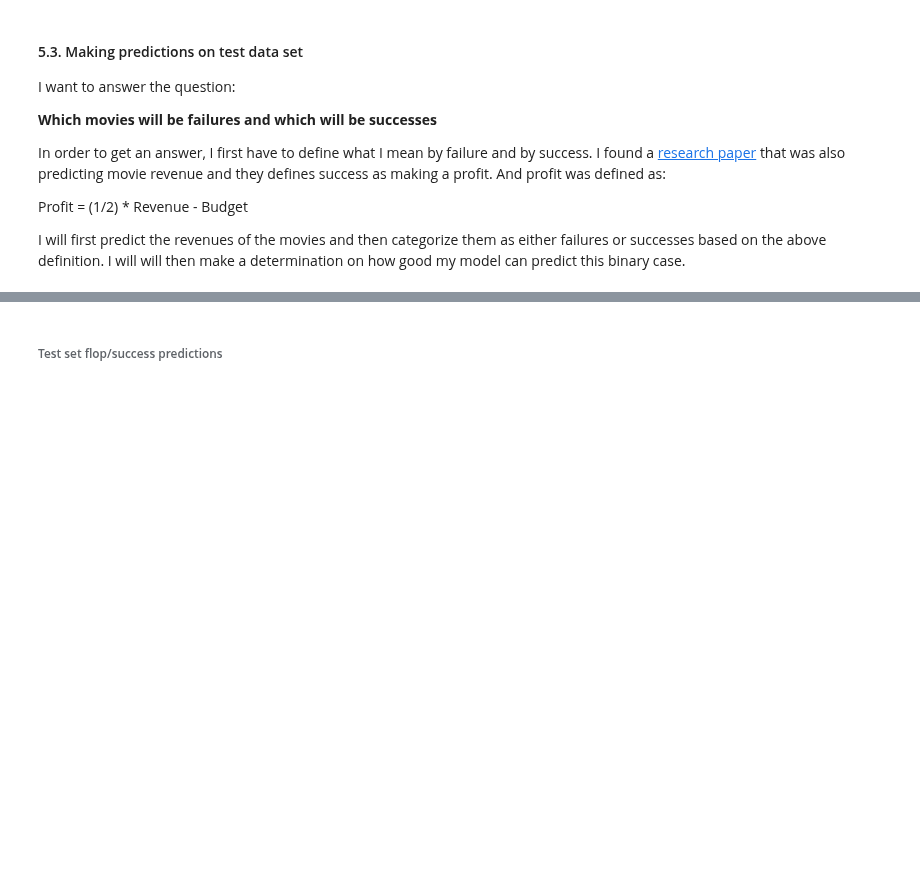
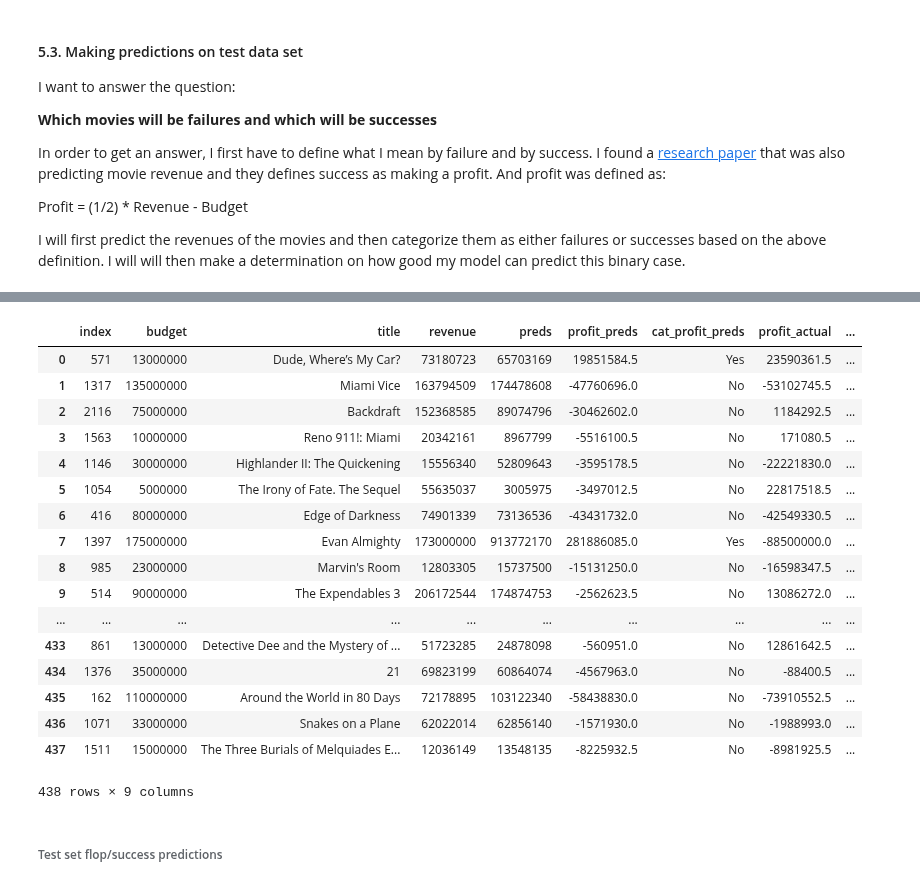
Before and after one commit to julianikulski/tmdb, a Jupyter notebook: tmdb.ipynb, the cells around one changed output, grey strips where cells are left out. Cells and saved outputs as stored; diff of their text form; code cells hidden in the pictures; blank space fills up the shorter version.

Commit message:
refactor: Function to create flop_success_df

```diff
--- a/tmdb.ipynb
+++ b/tmdb.ipynb
@@ -2197,12 +2195,2 @@ As a first step, I need to inverse transform the scaled training data and then a
 # %%
 pd.options.display.max_rows = 100
-# %%
-# Create dataframe with absolute budget variable and titles
-title_budget_df = train_features_with_title[['budget', 'title']]
-
-# Keep only the rows that are in the X_cross dataset
-title_budget_df = title_budget_df.loc[X_cross.index,:]
-
-# Add the actual revenue figures to the dataframe
-title_budget_df = title_budget_df.join(train_revenue, how='left')
-title_budget_df
@@ -2228,9 +2196,0 @@ title_budget_df
-# %%
-# Add predictions on cross-validation data set
-y_pred_cross = pd.DataFrame(np.expm1(scaler_revenue.inverse_transform((y_pred).reshape(-1,1))).astype('int32'), columns=['preds'])
-
-# Reset index of title_budget_df so that it can be joined with y_pred_cross
-title_budget_df = title_budget_df.reset_index()
-
-# Add the cross-validation set predictions and actual revenue figures to the new dataframe
-flop_success_df = title_budget_df.join(y_pred_cross)
@@ -2306,3 +2241,25 @@ flop_success_df
+# %%
+# Get dataframe containing predictions on flops and successes of movies
+flop_success_preds(train_features_with_title, X_cross, y_pred, train_set=True, label_df=train_revenue)
+# %% [output]
+|  | index | budget | title | revenue | preds | profit_preds | cat_profit_preds | profit_actual | ... |
+| 0 | 571 | 13000000 | Dude, Where’s My Car? | 73180723 | 65703169 | 19851584.5 | Yes | 23590361.5 | ... |
+| 1 | 1317 | 135000000 | Miami Vice | 163794509 | 174478608 | -47760696.0 | No | -53102745.5 | ... |
+| 2 | 2116 | 75000000 | Backdraft | 152368585 | 89074796 | -30462602.0 | No | 1184292.5 | ... |
+| 3 | 1563 | 10000000 | Reno 911!: Miami | 20342161 | 8967799 | -5516100.5 | No | 171080.5 | ... |
+| 4 | 1146 | 30000000 | Highlander II: The Quickening | 15556340 | 52809643 | -3595178.5 | No | -22221830.0 | ... |
+| 5 | 1054 | 5000000 | The Irony of Fate. The Sequel | 55635037 | 3005975 | -3497012.5 | No | 22817518.5 | ... |
+| 6 | 416 | 80000000 | Edge of Darkness | 74901339 | 73136536 | -43431732.0 | No | -42549330.5 | ... |
+| 7 | 1397 | 175000000 | Evan Almighty | 173000000 | 913772170 | 281886085.0 | Yes | -88500000.0 | ... |
+| 8 | 985 | 23000000 | Marvin's Room | 12803305 | 15737500 | -15131250.0 | No | -16598347.5 | ... |
+| 9 | 514 | 90000000 | The Expendables 3 | 206172544 | 174874753 | -2562623.5 | No | 13086272.0 | ... |
+| ... | ... | ... | ... | ... | ... | ... | ... | ... | ... |
+| 433 | 861 | 13000000 | Detective Dee and the Mystery of ... | 51723285 | 24878098 | -560951.0 | No | 12861642.5 | ... |
+| 434 | 1376 | 35000000 | 21 | 69823199 | 60864074 | -4567963.0 | No | -88400.5 | ... |
+| 435 | 162 | 110000000 | Around the World in 80 Days | 72178895 | 103122340 | -58438830.0 | No | -73910552.5 | ... |
+| 436 | 1071 | 33000000 | Snakes on a Plane | 62022014 | 62856140 | -1571930.0 | No | -1988993.0 | ... |
+| 437 | 1511 | 15000000 | The Three Burials of Melquiades E... | 12036149 | 13548135 | -8225932.5 | No | -8981925.5 | ... |
+438 rows × 9 columns
 # %% [markdown]
 ###### Test set flop/success predictions
 # %%
```
Also changed, not shown: parts of 10 cells of this notebook.
